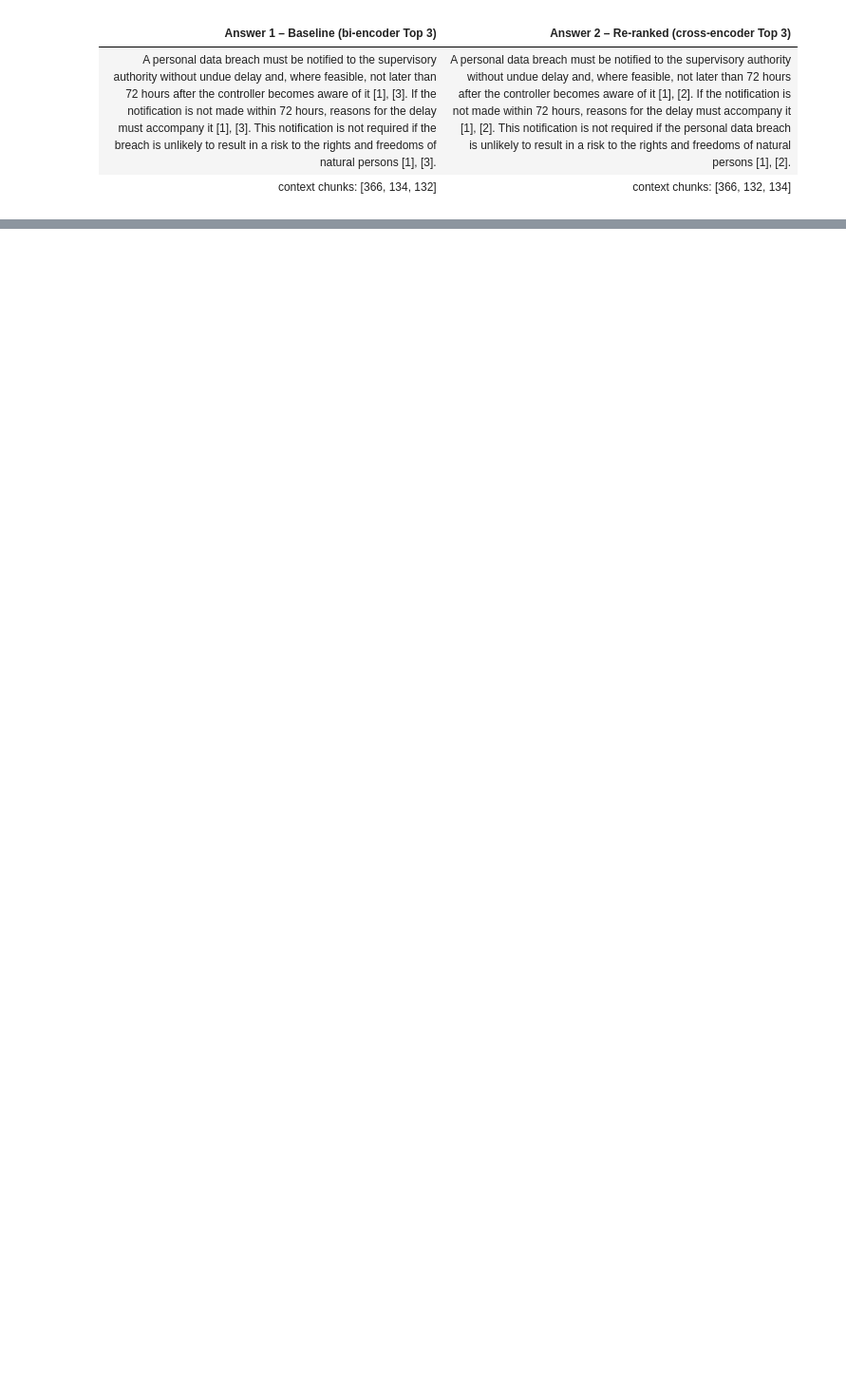
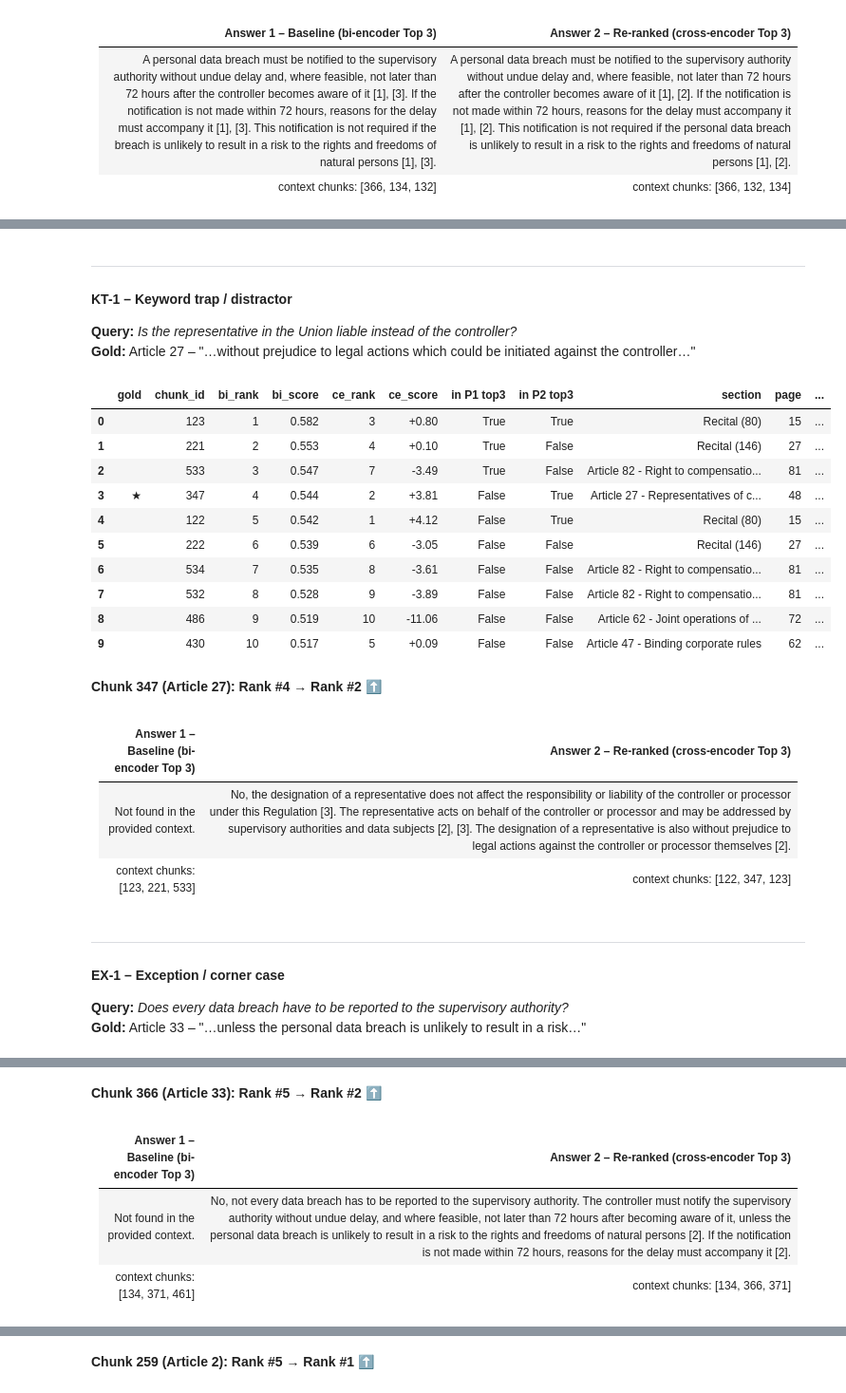
Before and after one commit to Sourav-Nath-01/RAG-Assignment-Baseline-vs.-Re-Ranking, a Jupyter notebook: RAG_Reranking.ipynb, the cells around one changed output, grey strips where cells are left out. Shown at 95% size. Cells and saved outputs as stored; diff of their text form; code cells hidden in the pictures; blank space fills up the shorter version.

Commit message:
Add failure mode queries with gold chunks, rank shifts and answer verdicts

```diff
--- a/RAG_Reranking.ipynb
+++ b/RAG_Reranking.ipynb
@@ -439,6 +439,7 @@ USE_LLM_CACHE = True
 CACHE_PATH = RESULTS_DIR / "llm_cache.json"
 llm_cache = json.loads(CACHE_PATH.read_text()) if CACHE_PATH.exists() else {}
 _client = genai.Client(api_key=os.environ["GEMINI_API_KEY"]) if os.getenv("GEMINI_API_KEY") else None
+MIN_CALL_GAP_S, _last_call = 7.0, 0.0     # free tier allows ~10 requests/minute
 
 
 def generate(prompt, retries=5):
@@ -449,8 +450,11 @@ def generate(prompt, retries=5):
         return hit["answer"], hit["latency_s"]
     if _client is None:
         raise RuntimeError("No cached answer and GEMINI_API_KEY is not set")
+    global _last_call
     for attempt in range(retries):
+        time.sleep(max(0.0, MIN_CALL_GAP_S - (time.perf_counter() - _last_call)))   # stay under the RPM limit
         try:
+            _last_call = time.perf_counter()
             t0 = time.perf_counter()
             resp = _client.models.generate_content(
                 model=GEMINI_MODEL, contents=prompt,
@@ -461,7 +465,7 @@ def generate(prompt, retries=5):
             break
         except Exception as e:                      # rate limit / transient error -> back off
             wait = 2 ** attempt * 5
-            print(f"  Gemini error ({type(e).__name__}), retrying in {wait}s")
+            print(f"  Gemini error ({type(e).__name__}: {str(e)[:60]}), retrying in {wait}s")
             time.sleep(wait)
     else:
         raise RuntimeError("Gemini call failed repeatedly")
@@ -541,0 +617,28 @@ show_answers(demo)
+# %%
+def full_bi_rank(query, chunk_id):
+    # Rank of a chunk among *all* chunks by cosine similarity (used when it is outside the Top 10).
+    q_emb = bi_encoder.encode([query], normalize_embeddings=True, convert_to_numpy=True).astype("float32")
+    order = np.argsort(-(chunk_emb @ q_emb[0]))
+    return int(np.where(order == chunk_id)[0][0]) + 1
+
+
+def rank_shift_lines(res, gold_ids):
+    by_id = {c["chunk_id"]: c for c in res["reranked"]}
+    out = []
+    for gid in gold_ids:
+        sec = chunks_df.section[gid].split(" - ")[0]
+        if gid in by_id:
+            c = by_id[gid]
+            arrow = "⬆" if c["ce_rank"] < c["bi_rank"] else ("⬇" if c["ce_rank"] > c["bi_rank"] else "=")
+            out.append(f"**Chunk {gid} ({sec}): Rank #{c['bi_rank']} → Rank #{c['ce_rank']}** {arrow}")
+        else:
+            out.append(f"**Chunk {gid} ({sec}): not in the bi-encoder Top 10** "
+                       f"(rank #{full_bi_rank(res['question'], gid)} of {len(chunks)}), so the cross-encoder never sees it")
+    return out
+
+
+failure_results = {}
+for case in FAILURE_CASES:
+    res = run_both(case["query"])
+    failure_results[case["id"]] = res
+print("ran", len(failure_results), "failure queries")
@@ -541,0 +651,33 @@ show_answers(demo)
+# %%
+for case in FAILURE_CASES:
+    res = failure_results[case["id"]]
+    display(Markdown(f"---\n#### {case['id']} – {case['category']}\n**Query:** *{case['query']}*  \n"
+                     f"**Gold:** {case['gold_section']} – \"…{case['gold_phrase']}…\""))
+    display(rank_table(res, case["gold_ids"]).style.format({"bi_score": "{:.3f}", "ce_score": "{:+.2f}"}))
+    display(Markdown("  \n".join(rank_shift_lines(res, case["gold_ids"]))))
+    show_answers(res)
+# %% [output]
+---
+#### KT-1 – Keyword trap / distractor
+**Query:** *Is the representative in the Union liable instead of the controller?*
+**Gold:** Article 27 – "…without prejudice to legal actions which could be initiated against the controller…"
+|  | gold | chunk_id | bi_rank | bi_score | ce_rank | ce_score | in P1 top3 | in P2 top3 | section | page | ... |
+| 0 |  | 123 | 1 | 0.582 | 3 | +0.80 | True | True | Recital (80) | 15 | ... |
+| 1 |  | 221 | 2 | 0.553 | 4 | +0.10 | True | False | Recital (146) | 27 | ... |
+| 2 |  | 533 | 3 | 0.547 | 7 | -3.49 | True | False | Article 82 - Right to compensatio... | 81 | ... |
+| 3 | ★ | 347 | 4 | 0.544 | 2 | +3.81 | False | True | Article 27 - Representatives of c... | 48 | ... |
+| 4 |  | 122 | 5 | 0.542 | 1 | +4.12 | False | True | Recital (80) | 15 | ... |
+| 5 |  | 222 | 6 | 0.539 | 6 | -3.05 | False | False | Recital (146) | 27 | ... |
+| 6 |  | 534 | 7 | 0.535 | 8 | -3.61 | False | False | Article 82 - Right to compensatio... | 81 | ... |
+| 7 |  | 532 | 8 | 0.528 | 9 | -3.89 | False | False | Article 82 - Right to compensatio... | 81 | ... |
+| 8 |  | 486 | 9 | 0.519 | 10 | -11.06 | False | False | Article 62 - Joint operations of ... | 72 | ... |
+| 9 |  | 430 | 10 | 0.517 | 5 | +0.09 | False | False | Article 47 - Binding corporate rules | 62 | ... |
+**Chunk 347 (Article 27): Rank #4 → Rank #2** ⬆
+| **Answer 1 – Baseline (bi-encoder Top 3)** | **Answer 2 – Re-ranked (cross-encoder Top 3)** |
+|---|---|
+| Not found in the provided context. | No, the designation of a representative does not affect the responsibility or liability of the controller or processor under this Regulation [3]. The representative acts on behalf of the controller or processor and may be addressed by supervisory authorities and data subjects [2], [3]. The designation of a representative is also without prejudice to legal actions against the controller or processor themselves [2]. |
+| context chunks: [123, 221, 533] | context chunks: [122, 347, 123] |
+---
+#### EX-1 – Exception / corner case
+**Query:** *Does every data breach have to be reported to the supervisory authority?*
+**Gold:** Article 33 – "…unless the personal data breach is unlikely to result in a risk…"
@@ -541,0 +695,5 @@ show_answers(demo)
+**Chunk 366 (Article 33): Rank #5 → Rank #2** ⬆
+| **Answer 1 – Baseline (bi-encoder Top 3)** | **Answer 2 – Re-ranked (cross-encoder Top 3)** |
+|---|---|
+| Not found in the provided context. | No, not every data breach has to be reported to the supervisory authority. The controller must notify the supervisory authority without undue delay, and where feasible, not later than 72 hours after becoming aware of it, unless the personal data breach is unlikely to result in a risk to the rights and freedoms of natural persons [2]. If the notification is not made within 72 hours, reasons for the delay must accompany it [2]. |
+| context chunks: [134, 371, 461] | context chunks: [134, 366, 371] |
@@ -541,0 +715 @@ show_answers(demo)
+**Chunk 259 (Article 2): Rank #5 → Rank #1** ⬆
```
Also changed, not shown: parts of 10 cells of this notebook, 1 other file.
